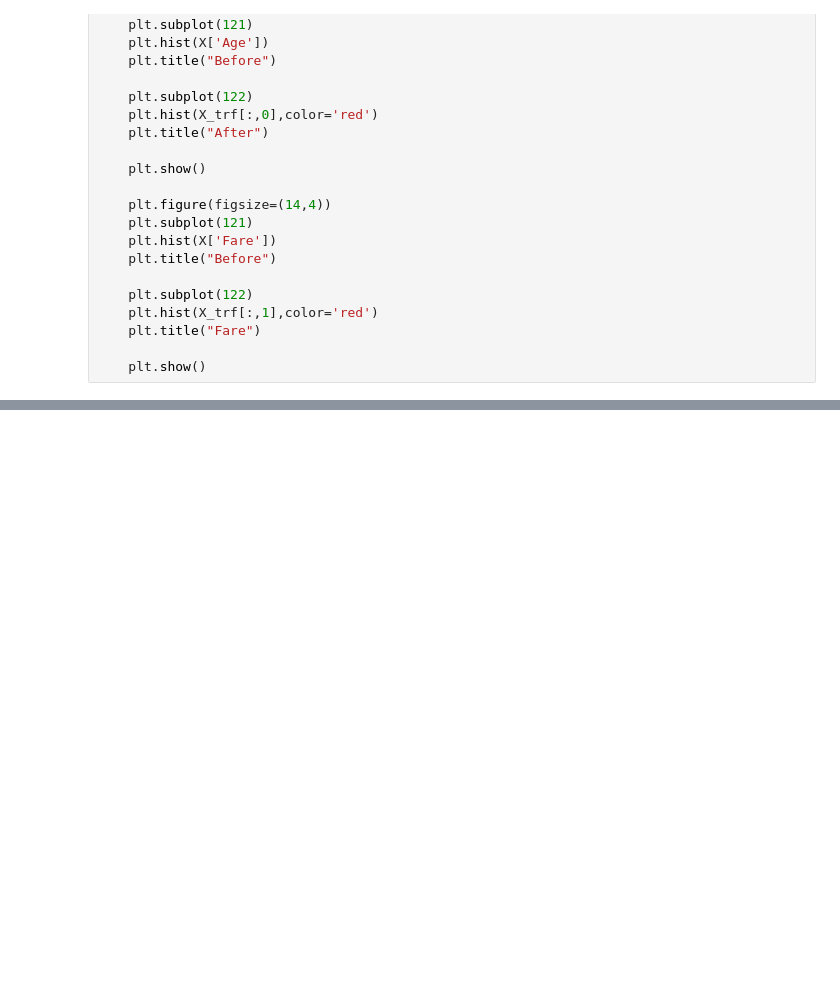
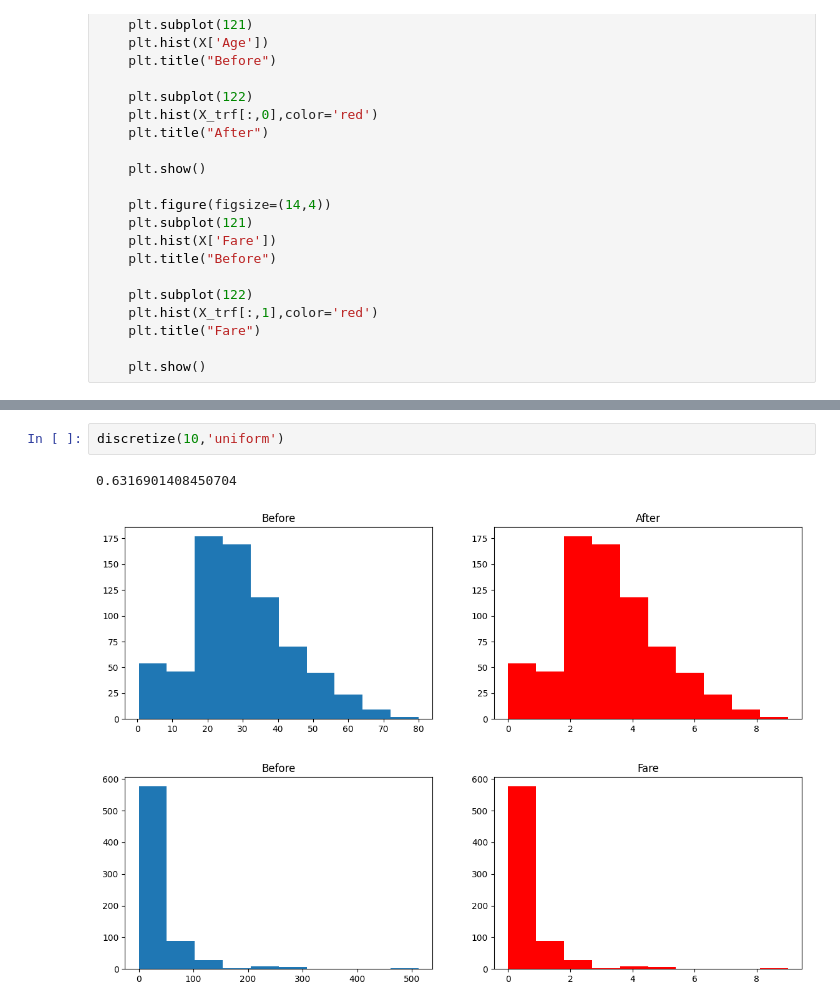
Before and after one commit to Harshkumar-2024/100-days-of-machine-learning, a Jupyter notebook: day32-binning-and-binarization/day32.ipynb, the cells around one changed output, grey strips where cells are left out. Drawn from its saved outputs; the diff is of its cells as text; blank space fills up the shorter version.

```diff
--- a/day32-binning-and-binarization/day32.ipynb
+++ b/day32-binning-and-binarization/day32.ipynb
@@ -157,0 +164,6 @@ discretize(5,'kmeans')
+# %%
+discretize(10,'uniform')
+# %% [output]
+0.6316901408450704
+[figure, added]
+[figure, added]
```
Also changed, not shown: parts of 3 cells of this notebook.
